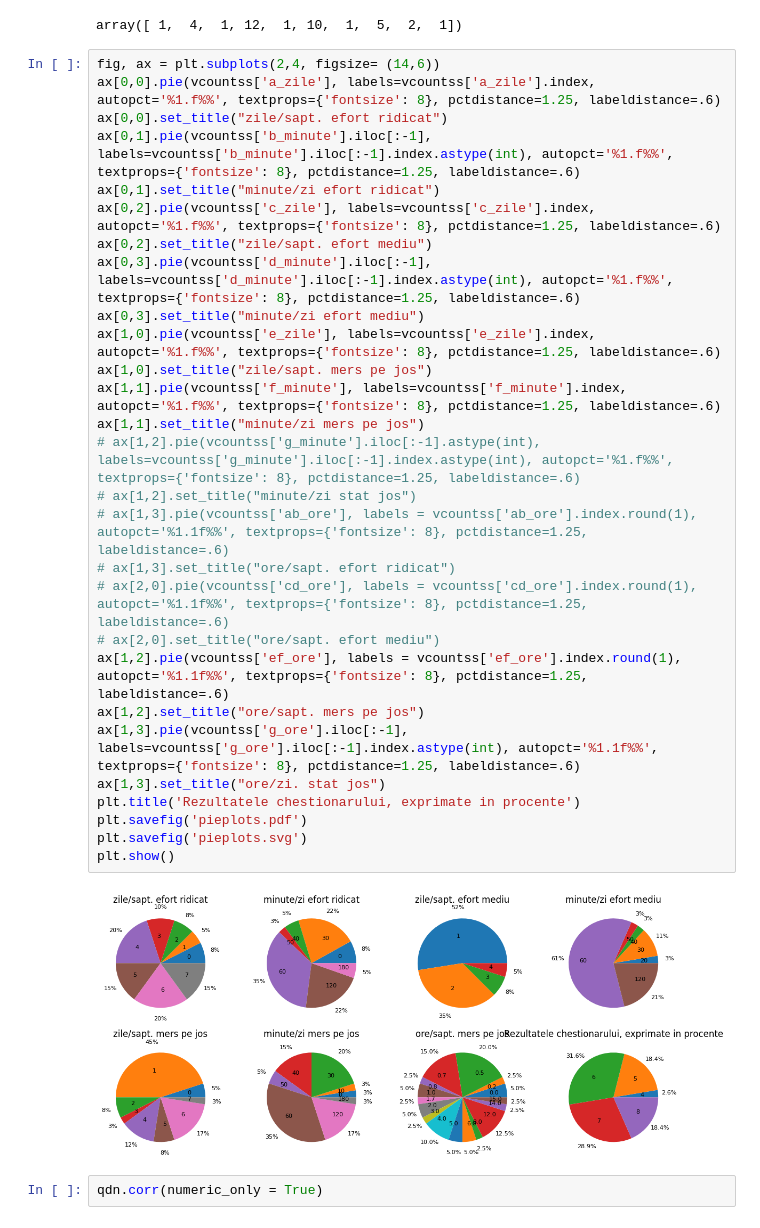
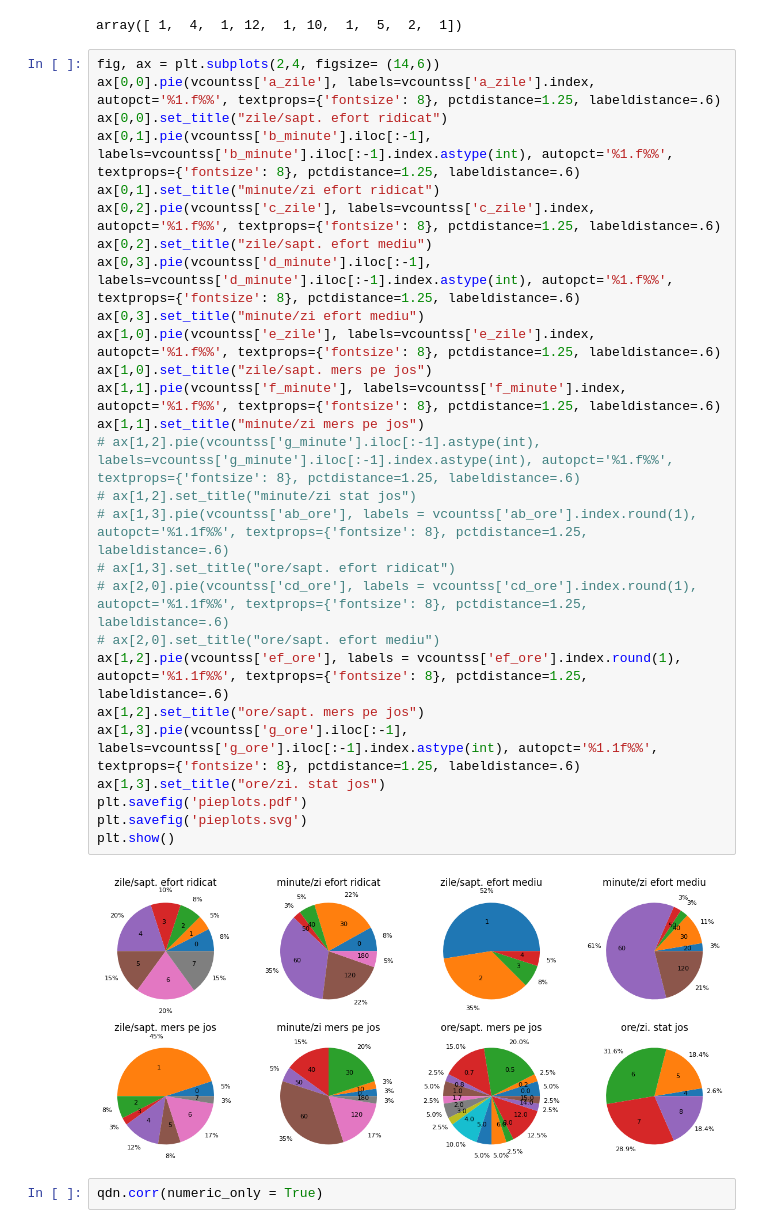
Before and after one commit to subthalamic/subthalamic, a Jupyter notebook: obesity/questionaire/chest.ipynb, the cells around one changed output. Saved outputs shown, nothing was run; the diff lists cells and outputs as text.

```diff
--- a/obesity/questionaire/chest.ipynb
+++ b/obesity/questionaire/chest.ipynb
@@ -175,33 +175,32 @@ array([ 1,  4,  1, 12,  1, 10,  1,  5,  2,  1])
 # %%
 fig, ax = plt.subplots(2,4, figsize= (14,6))
 ax[0,0].pie(vcountss['a_zile'], labels=vcountss['a_zile'].index, autopct='%1.f%%', textprops={'fontsize': 8}, pctdistance=1.25, labeldistance=.6)
 ax[0,0].set_title("zile/sapt. efort ridicat")
 ax[0,1].pie(vcountss['b_minute'].iloc[:-1], labels=vcountss['b_minute'].iloc[:-1].index.astype(int), autopct='%1.f%%', textprops={'fontsize': 8}, pctdistance=1.25, labeldistance=.6)
 ax[0,1].set_title("minute/zi efort ridicat")
 ax[0,2].pie(vcountss['c_zile'], labels=vcountss['c_zile'].index, autopct='%1.f%%', textprops={'fontsize': 8}, pctdistance=1.25, labeldistance=.6)
 ax[0,2].set_title("zile/sapt. efort mediu")
 ax[0,3].pie(vcountss['d_minute'].iloc[:-1], labels=vcountss['d_minute'].iloc[:-1].index.astype(int), autopct='%1.f%%', textprops={'fontsize': 8}, pctdistance=1.25, labeldistance=.6)
 ax[0,3].set_title("minute/zi efort mediu")
 ax[1,0].pie(vcountss['e_zile'], labels=vcountss['e_zile'].index, autopct='%1.f%%', textprops={'fontsize': 8}, pctdistance=1.25, labeldistance=.6)
 ax[1,0].set_title("zile/sapt. mers pe jos")
 ax[1,1].pie(vcountss['f_minute'], labels=vcountss['f_minute'].index, autopct='%1.f%%', textprops={'fontsize': 8}, pctdistance=1.25, labeldistance=.6)
 ax[1,1].set_title("minute/zi mers pe jos")
 # ax[1,2].pie(vcountss['g_minute'].iloc[:-1].astype(int), labels=vcountss['g_minute'].iloc[:-1].index.astype(int), autopct='%1.f%%', textprops={'fontsize': 8}, pctdistance=1.25, labeldistance=.6)
 # ax[1,2].set_title("minute/zi stat jos")
 # ax[1,3].pie(vcountss['ab_ore'], labels = vcountss['ab_ore'].index.round(1), autopct='%1.1f%%', textprops={'fontsize': 8}, pctdistance=1.25, labeldistance=.6)
 # ax[1,3].set_title("ore/sapt. efort ridicat")
 # ax[2,0].pie(vcountss['cd_ore'], labels = vcountss['cd_ore'].index.round(1), autopct='%1.1f%%', textprops={'fontsize': 8}, pctdistance=1.25, labeldistance=.6)
 # ax[2,0].set_title("ore/sapt. efort mediu")
 ax[1,2].pie(vcountss['ef_ore'], labels = vcountss['ef_ore'].index.round(1), autopct='%1.1f%%', textprops={'fontsize': 8}, pctdistance=1.25, labeldistance=.6)
 ax[1,2].set_title("ore/sapt. mers pe jos")
 ax[1,3].pie(vcountss['g_ore'].iloc[:-1], labels=vcountss['g_ore'].iloc[:-1].index.astype(int), autopct='%1.1f%%', textprops={'fontsize': 8}, pctdistance=1.25, labeldistance=.6)
 ax[1,3].set_title("ore/zi. stat jos")
-plt.title('Rezultatele chestionarului, exprimate in procente')
 plt.savefig('pieplots.pdf')
 plt.savefig('pieplots.svg')
 plt.show()
 # %% [output]
-[figure, old version]
+[figure, new version]
 # %%
 qdn.corr(numeric_only = True)
 # %% [output]
```
Also changed, not shown: 32 other files.
